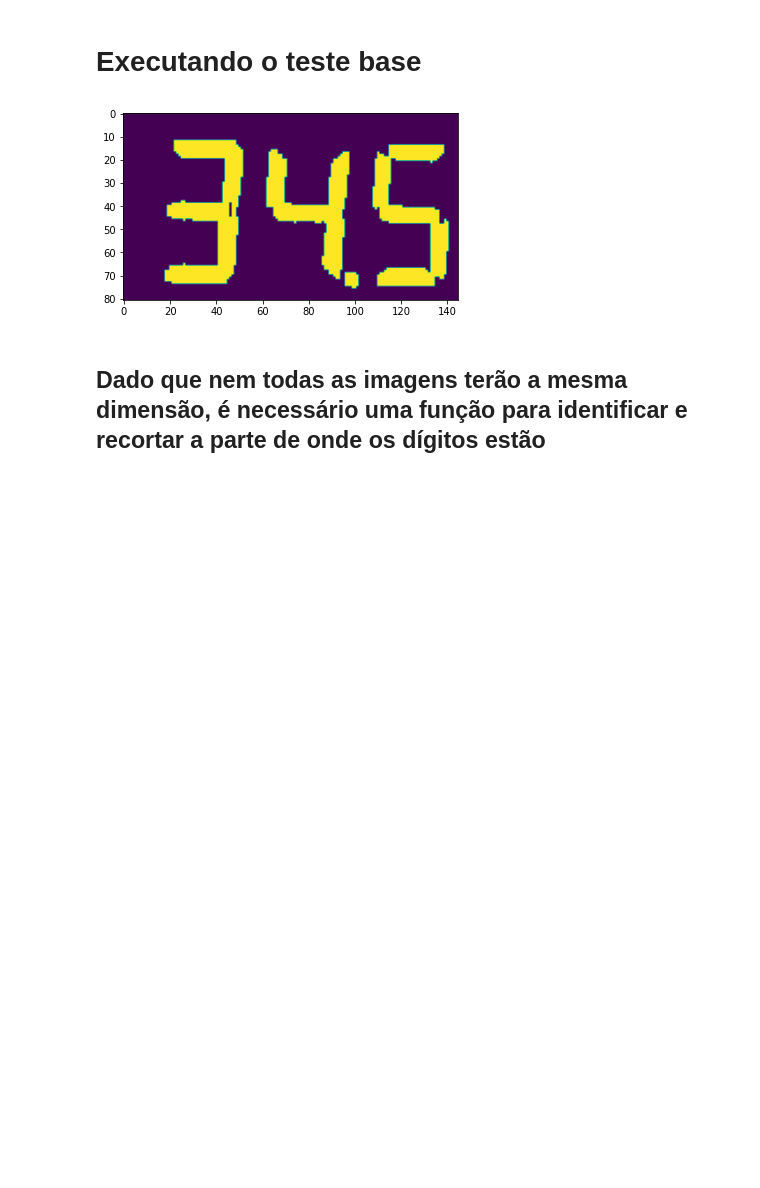
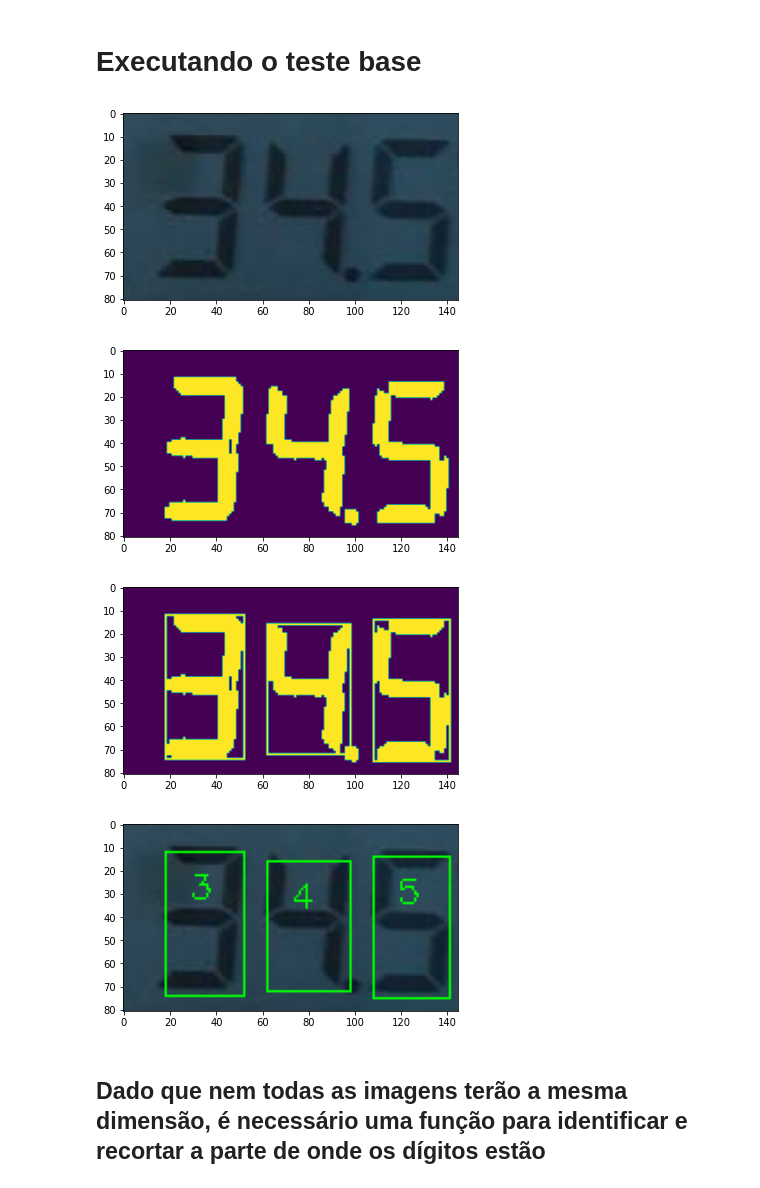
Before and after one commit to GodKelvin/PDI_Deteccao_Digitos_Imgs, a Jupyter notebook: pdi_tarefa2.ipynb, the cells around one changed output. Saved outputs shown, nothing was run; the diff lists cells and outputs as text; code cells hidden in the pictures; blank space fills up the shorter version.

```diff
--- a/pdi_tarefa2.ipynb
+++ b/pdi_tarefa2.ipynb
@@ -60,8 +60,8 @@ def encontra_digitos_image(imagem_transform_morfo):
         #Calcula a "caixa" de um possivel digito
         (x, y, w, h) = cv2.boundingRect(c)
 
-        #if(w > 10 and (h >= 30 and h <=40)):
-        if(w >= 10 and (h >= 3)):
+        if(w > 10 and (h >= 30 and h <=40)):
+        #if(w >= 10 and (h >= 3)):
             digitCnts.append(c)
             #Ultimo valor == espessura do retangulo
             #Pintando de verde (R, G, B)
@@ -144,27 +144,30 @@ def classifica_digitos(image, imagem_limpa, lista_digitos):
         cv2.rectangle(output, (x, y), (x + w, y + h), (0, 255, 0), 1)
         cv2.putText(output, str(digit), (x+10,y+20), cv2.FONT_HERSHEY_SIMPLEX, 0.5, (0, 255, 0), 1)
 
-    return output
+    return output, digits
 # %% [markdown]
 # Executando o teste base
 # %%
 imagem_exemplo = "ex.png"
 #Lendo a imagem
 img = cv2.imread(imagem_exemplo)
-#show_image(img)
+show_image(img)
 
 #Limpando a imagem
 clean_image = limpa_imagem_oper_morfol(img)
-#show_image(clean_image)
+show_image(clean_image)
 
 #Encontrando os possiveis digitos
 img_possiveis_digitos, possiveis_digitos = encontra_digitos_image(clean_image)
-#show_image(img_possiveis_digitos)
+show_image(img_possiveis_digitos)
 #Identificando os possiveis digitos
 resultado = classifica_digitos(img, clean_image, possiveis_digitos)
-#show_image(resultado)
+show_image(resultado)
 # %% [output]
-[figure, old version]
+[figure, new version]
+[figure, added]
+[figure, added]
+[figure, added]
 # %% [markdown]
 ## Dado que nem todas as imagens terão a mesma dimensão, é necessário uma função para identificar e recortar a parte de onde os dígitos estão
 # %%
```
Also changed, not shown: parts of 2 cells of this notebook.
